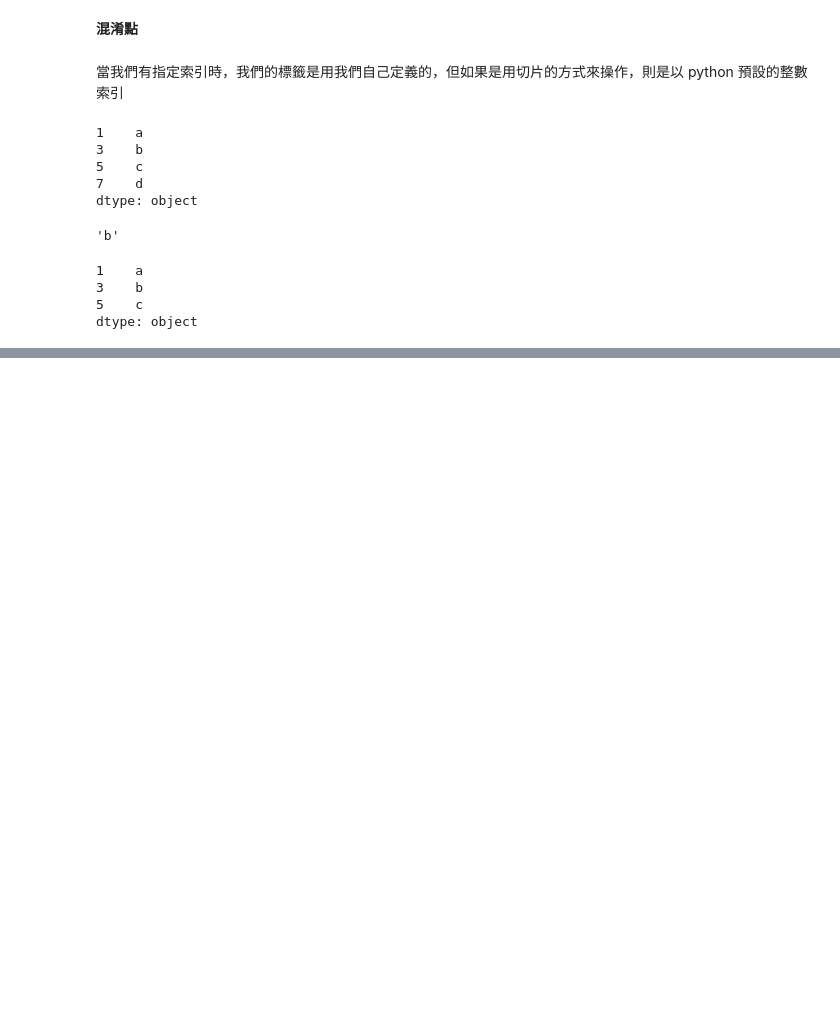
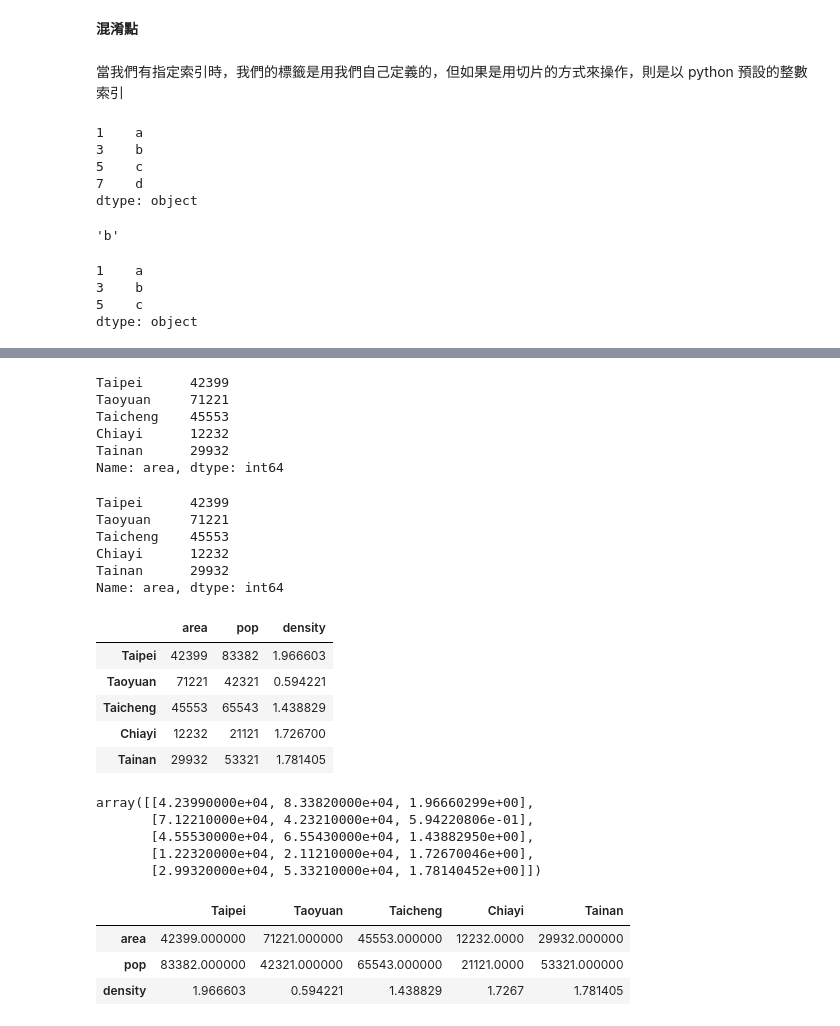
Before and after one commit to ChengYiLin/Python, a Jupyter notebook: Pandas/Pandas notebook - 1.ipynb, the cells around one changed output, grey strips where cells are left out. Cells and saved outputs as stored; diff of their text form; code cells hidden in the pictures; blank space fills up the shorter version.

```diff
--- a/Pandas/Pandas notebook - 1.ipynb
+++ b/Pandas/Pandas notebook - 1.ipynb
@@ -409,0 +440,6 @@ dtype: object
+# %%
+area = pd.Series({'Taipei':42399, 'Taoyuan':71221, 'Taicheng':45553, 'Chiayi':12232, 'Tainan':29932})
+pop  = pd.Series({'Taipei':83382, 'Taoyuan':42321, 'Taicheng':65543, 'Chiayi':21121, 'Tainan':53321})
+
+data = pd.DataFrame({'area':area, 'pop':pop})
+data
@@ -409,0 +453,46 @@ dtype: object
+# %%
+data['area']
+# %% [output]
+Taipei      42399
+Taoyuan     71221
+Taicheng    45553
+Chiayi      12232
+Tainan      29932
+Name: area, dtype: int64
+# %%
+data.area
+# %% [output]
+Taipei      42399
+Taoyuan     71221
+Taicheng    45553
+Chiayi      12232
+Tainan      29932
+Name: area, dtype: int64
+# %%
+# dataframe 也可以像字典那樣建立
+data['density'] = data['pop']/data['area']
+data
+# %% [output]
+|  | area | pop | density |
+| Taipei | 42399 | 83382 | 1.966603 |
+| Taoyuan | 71221 | 42321 | 0.594221 |
+| Taicheng | 45553 | 65543 | 1.438829 |
+| Chiayi | 12232 | 21121 | 1.726700 |
+| Tainan | 29932 | 53321 | 1.781405 |
+# %%
+# 將 data 的值存為二維陣列
+data.values
+# %% [output]
+array([[4.23990000e+04, 8.33820000e+04, 1.96660299e+00],
+       [7.12210000e+04, 4.23210000e+04, 5.94220806e-01],
+       [4.55530000e+04, 6.55430000e+04, 1.43882950e+00],
+       [1.22320000e+04, 2.11210000e+04, 1.72670046e+00],
+       [2.99320000e+04, 5.33210000e+04, 1.78140452e+00]])
+# %%
+# data 轉置
+data.T
+# %% [output]
+|  | Taipei | Taoyuan | Taicheng | Chiayi | Tainan |
+| area | 42399.000000 | 71221.000000 | 45553.000000 | 12232.0000 | 29932.000000 |
+| pop | 83382.000000 | 42321.000000 | 65543.000000 | 21121.0000 | 53321.000000 |
+| density | 1.966603 | 0.594221 | 1.438829 | 1.7267 | 1.781405 |
```
Also changed, not shown: parts of 18 cells of this notebook.
